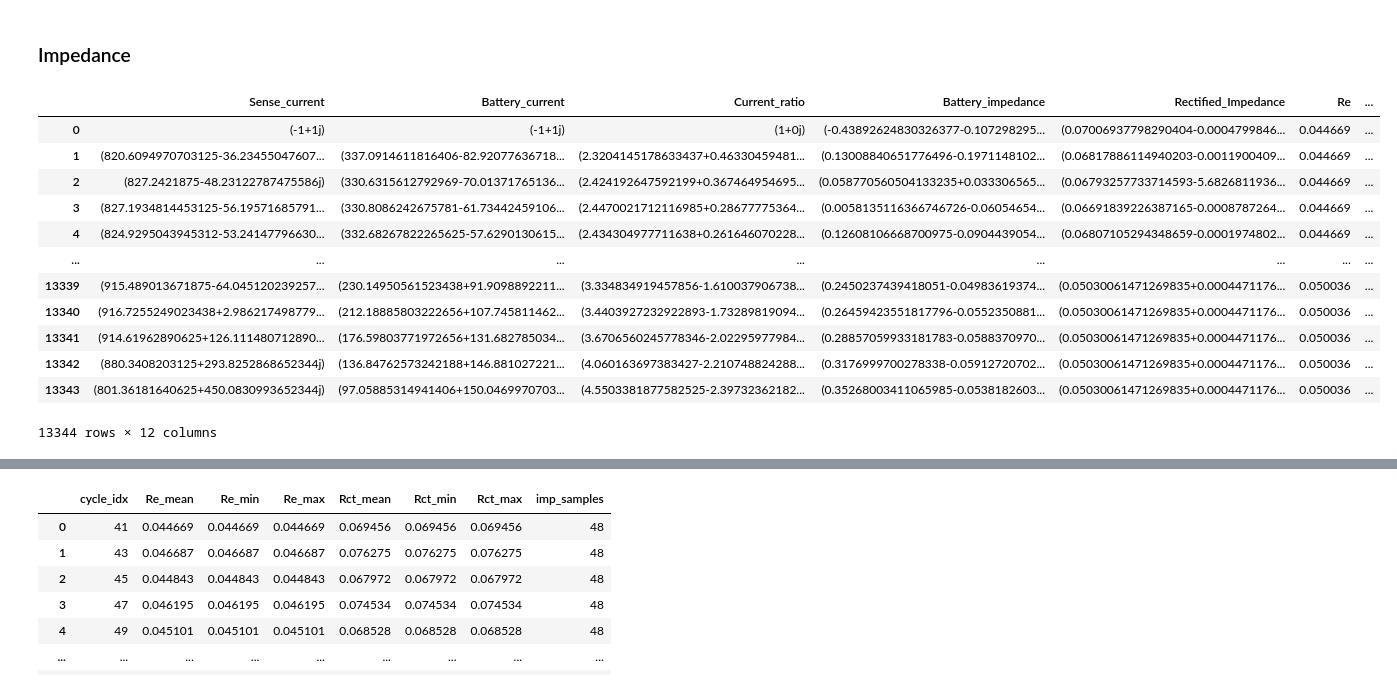
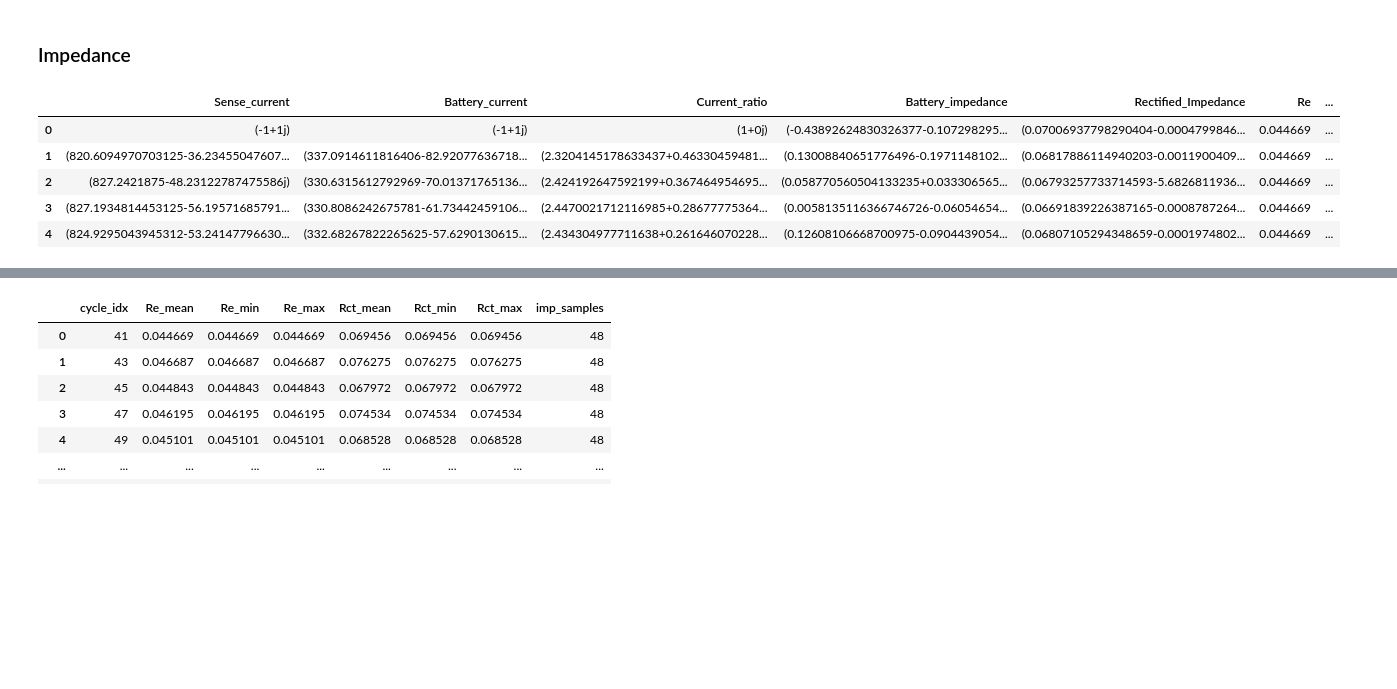
Before and after one commit to kk082911/project, a Jupyter notebook: basic analysis.ipynb, the cells around one changed output, grey strips where cells are left out. Saved outputs shown, nothing was run; the diff lists cells and outputs as text; code cells hidden in the pictures; blank space fills up the shorter version.

```diff
--- a/basic analysis.ipynb
+++ b/basic analysis.ipynb
@@ -695,21 +839,14 @@ plot_cycle(charge, discharge, 1, 2)
 # %% [markdown]
 ### Impedance
 # %%
-imp
+imp.head()
 # %% [output]
 |  | Sense_current | Battery_current | Current_ratio | Battery_impedance | Rectified_Impedance | Re | ... |
 | 0 | (-1+1j) | (-1+1j) | (1+0j) | (-0.43892624830326377-0.107298295... | (0.07006937798290404-0.0004799846... | 0.044669 | ... |
 | 1 | (820.6094970703125-36.23455047607... | (337.0914611816406-82.92077636718... | (2.3204145178633437+0.46330459481... | (0.13008840651776496-0.1971148102... | (0.06817886114940203-0.0011900409... | 0.044669 | ... |
 | 2 | (827.2421875-48.23122787475586j) | (330.6315612792969-70.01371765136... | (2.424192647592199+0.367464954695... | (0.058770560504133235+0.033306565... | (0.06793257733714593-5.6826811936... | 0.044669 | ... |
 | 3 | (827.1934814453125-56.19571685791... | (330.8086242675781-61.73442459106... | (2.4470021712116985+0.28677775364... | (0.0058135116366746726-0.06054654... | (0.06691839226387165-0.0008787264... | 0.044669 | ... |
 | 4 | (824.9295043945312-53.24147796630... | (332.68267822265625-57.6290130615... | (2.434304977711638+0.261646070228... | (0.12608106668700975-0.0904439054... | (0.06807105294348659-0.0001974802... | 0.044669 | ... |
-| ... | ... | ... | ... | ... | ... | ... | ... |
-| 13339 | (915.489013671875-64.045120239257... | (230.14950561523438+91.9098892211... | (3.334834919457856-1.610037906738... | (0.2450237439418051-0.04983619374... | (0.05030061471269835+0.0004471176... | 0.050036 | ... |
-| 13340 | (916.7255249023438+2.986217498779... | (212.18885803222656+107.745811462... | (3.4403927232922893-1.73289819094... | (0.26459423551817796-0.0552350881... | (0.05030061471269835+0.0004471176... | 0.050036 | ... |
-| 13341 | (914.61962890625+126.111480712890... | (176.59803771972656+131.682785034... | (3.6706560245778346-2.02295977984... | (0.28857059933181783-0.0588370970... | (0.05030061471269835+0.0004471176... | 0.050036 | ... |
-| 13342 | (880.3408203125+293.8252868652344j) | (136.84762573242188+146.881027221... | (4.060163697383427-2.210748824288... | (0.3176999700278338-0.05912720702... | (0.05030061471269835+0.0004471176... | 0.050036 | ... |
-| 13343 | (801.36181640625+450.0830993652344j) | (97.05885314941406+150.0469970703... | (4.5503381877582525-2.39732362182... | (0.35268003411065985-0.0538182603... | (0.05030061471269835+0.0004471176... | 0.050036 | ... |
-13344 rows × 12 columns
 # %%
 print("\n[Impedance 데이터]")
 imp.info()
```
Also changed, not shown: parts of 15 cells of this notebook, 1 other file.
